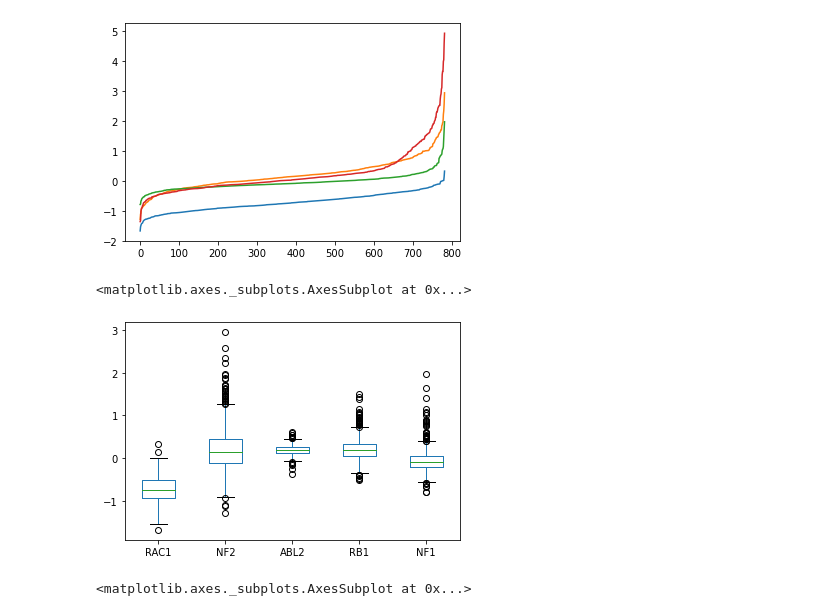
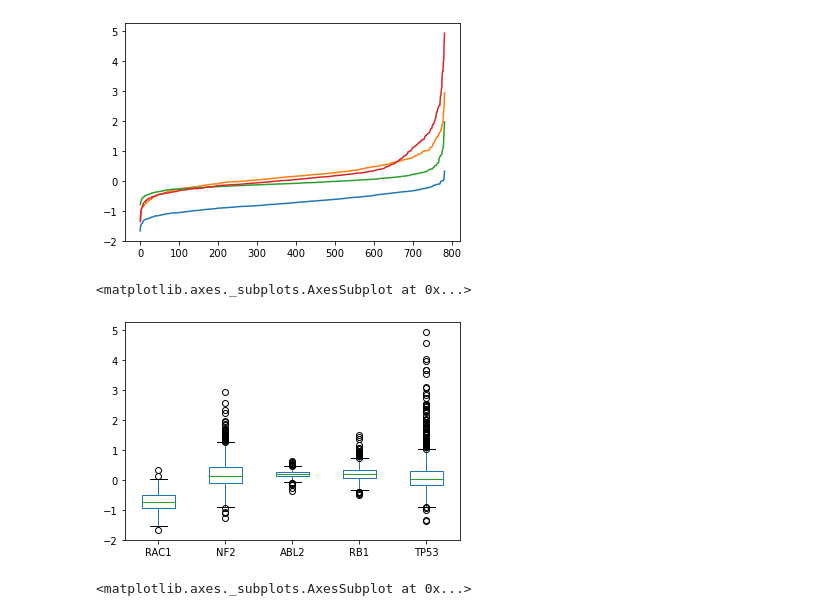
Before and after one commit to lannwal/projectlab, a Jupyter notebook: DataDash.ipynb, the cells around one changed output. Drawn from its saved outputs; the diff is of its cells as text; code cells hidden in the pictures.

```diff
--- a/DataDash.ipynb
+++ b/DataDash.ipynb
@@ -1090,10 +1166,10 @@ plt.plot(np.sort(allGenes.TP53))
 [<matplotlib.lines.Line2D at 0x...>]
 [figure]
 # %%
-allGenes[['RAC1','NF2','ABL2','RB1','NF1']].plot.box()
+allGenes[['RAC1','NF2','ABL2','RB1','TP53']].plot.box()
 # %% [output]
 <matplotlib.axes._subplots.AxesSubplot at 0x...>
-[figure, old version]
+[figure, new version]
 # %%
 # comparing some tumor suppressors
 # %%
```
Also changed, not shown: parts of 30 cells of this notebook.
